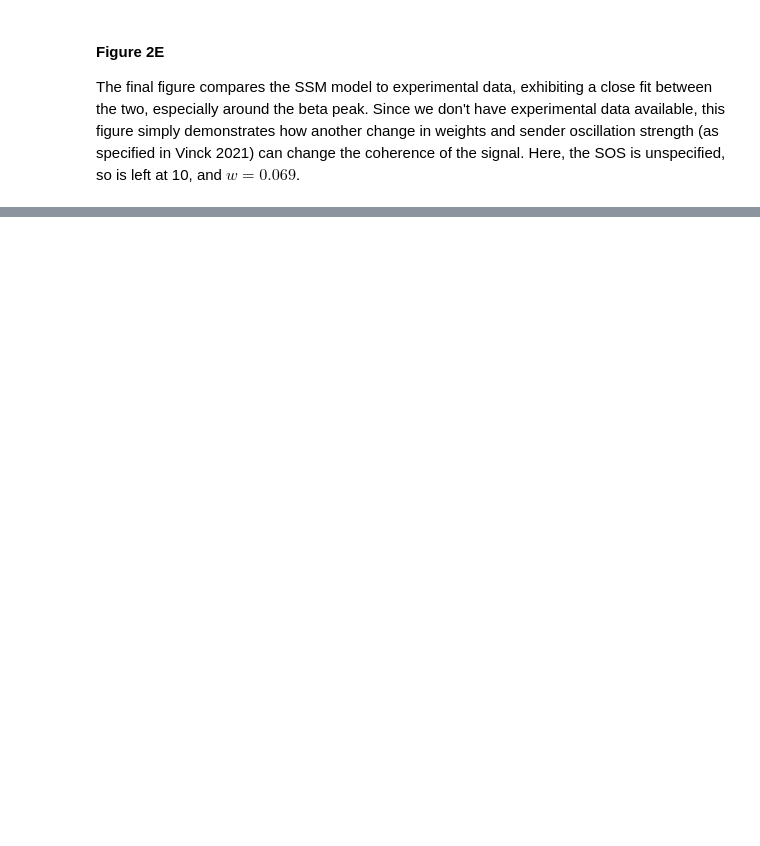
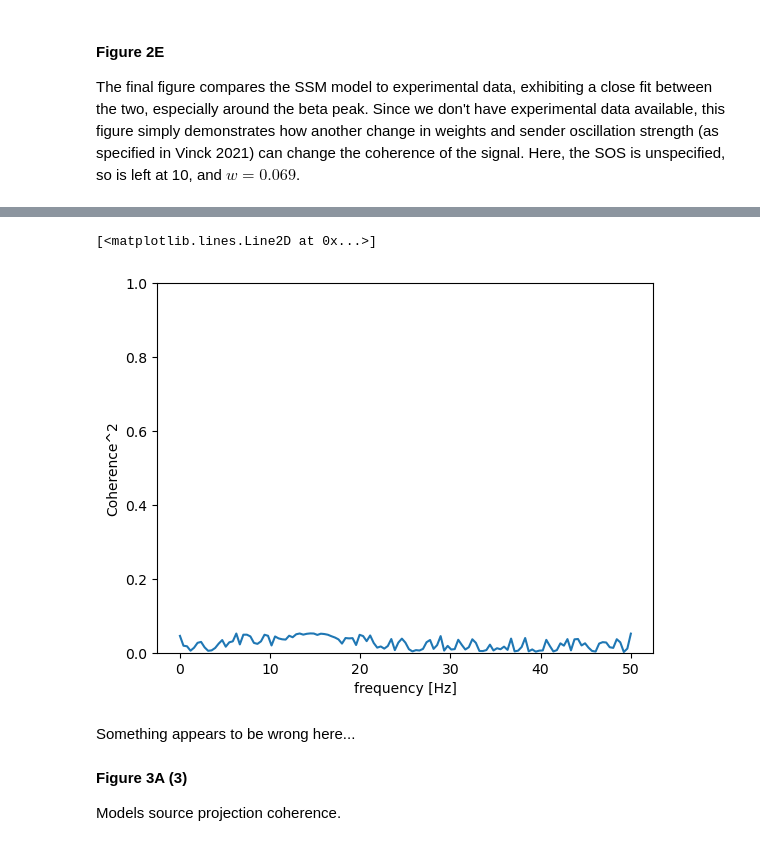
Before and after one commit to cyneuro/neuro_communication, a Jupyter notebook: Vinck2021_SSM_tutorial.ipynb, the cells around one changed output, grey strips where cells are left out. Drawn from its saved outputs; the diff is of its cells as text; code cells hidden in the pictures; blank space fills up the shorter version.

```diff
--- a/Vinck2021_SSM_tutorial.ipynb
+++ b/Vinck2021_SSM_tutorial.ipynb
@@ -466,0 +560,25 @@ plt.show()
+# %%
+f_broadband, C_cross_broadband = signal.coherence(colored_noise, offset_colored_noise, fs=sampling_freq)
+f_osc, C_cross_osc = signal.coherence(s_signal1, s_signal1, fs=sampling_freq)
+
+alpha_interp = numpy.interp(x=f_osc, xp=f_signal1, fp=alpha)
+C_osc_interp = numpy.interp(x=f_signal1, xp=f_osc, fp=C_cross_osc)
+C_broad_interp = numpy.interp(x=f_signal1, xp=f_osc, fp=C_cross_broadband)
+Coherence_2 = []
+for i in range(len(f_osc)):
+    coh2_val = (w**2 * (C_cross_osc[i] * alpha_interp[i] + C_cross_broadband[i])**2) / ((1 + alpha_interp[i])*(1 + w*(1 + alpha_interp[i])))
+    Coherence_2.append(coh2_val)
+
+plt.ylim(0,1)
+plt.xlabel('frequency [Hz]')
+plt.ylabel('Coherence^2')
+plt.plot(f_osc, Coherence_2)
+# %% [output]
+[<matplotlib.lines.Line2D at 0x...>]
+[figure, added]
+# %% [markdown]
+Something appears to be wrong here...
+# %% [markdown]
+**Figure 3A (3)**
+
+Models source projection coherence.
```
Also changed, not shown: parts of 18 cells of this notebook.
